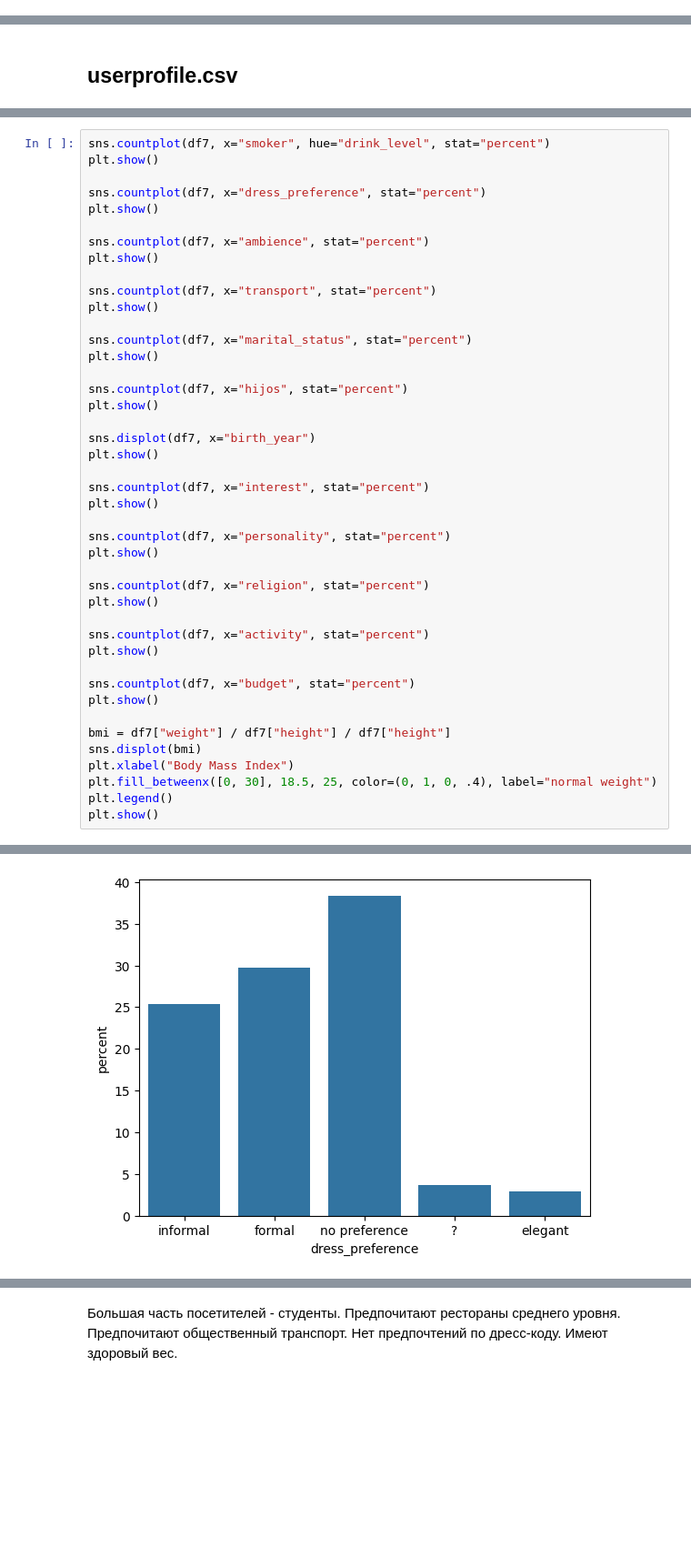
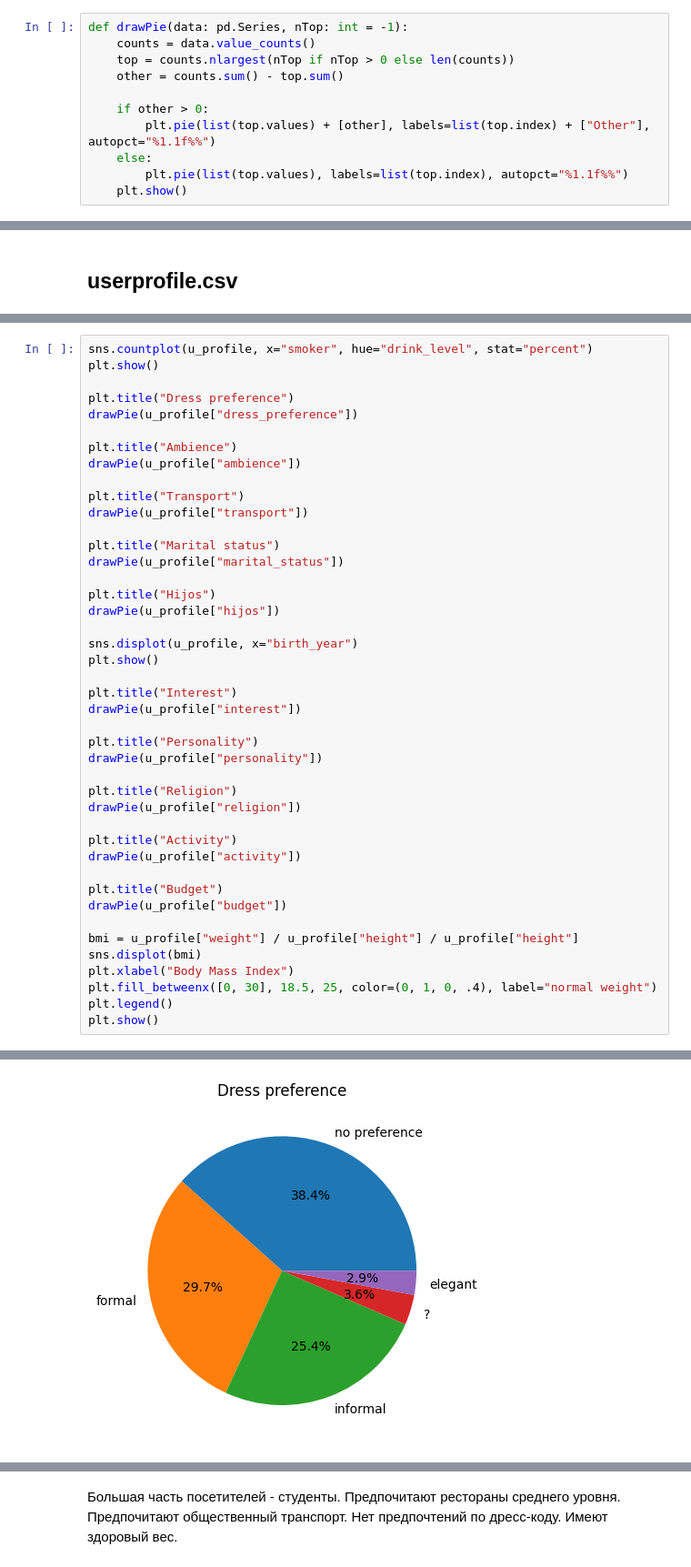
Before and after one commit to Charlotte000/spbu_ml_2025, a Jupyter notebook: homeworks/homework1.ipynb, the cells around one changed output, grey strips where cells are left out. Shown at 91% size. Drawn from its saved outputs; the diff is of its cells as text; blank space fills up the shorter version.

```diff
--- a/homeworks/homework1.ipynb
+++ b/homeworks/homework1.ipynb
@@ -22,2 +28,13 @@ dfs = [
+# %%
+def drawPie(data: pd.Series, nTop: int = -1):
+    counts = data.value_counts()
+    top = counts.nlargest(nTop if nTop > 0 else len(counts))
+    other = counts.sum() - top.sum()
+
+    if other > 0:
+        plt.pie(list(top.values) + [other], labels=list(top.index) + ["Other"], autopct="%1.1f%%")
+    else:
+        plt.pie(list(top.values), labels=list(top.index), autopct="%1.1f%%")
+    plt.show()
 # %% [markdown]
 ## chefmozaccepts.csv
@@ -230,46 +231,46 @@ memory usage: 20.6+ KB
 # %%
-sns.countplot(df7, x="smoker", hue="drink_level", stat="percent")
+sns.countplot(u_profile, x="smoker", hue="drink_level", stat="percent")
 plt.show()
 
-sns.countplot(df7, x="dress_preference", stat="percent")
+plt.title("Dress preference")
+drawPie(u_profile["dress_preference"])
+
+plt.title("Ambience")
+drawPie(u_profile["ambience"])
+
+plt.title("Transport")
+drawPie(u_profile["transport"])
+
+plt.title("Marital status")
+drawPie(u_profile["marital_status"])
+
+plt.title("Hijos")
+drawPie(u_profile["hijos"])
+
+sns.displot(u_profile, x="birth_year")
 plt.show()
 
-sns.countplot(df7, x="ambience", stat="percent")
-plt.show()
+plt.title("Interest")
+drawPie(u_profile["interest"])
 
-sns.countplot(df7, x="transport", stat="percent")
-plt.show()
+plt.title("Personality")
+drawPie(u_profile["personality"])
 
-sns.countplot(df7, x="marital_status", stat="percent")
-plt.show()
+plt.title("Religion")
+drawPie(u_profile["religion"])
 
-sns.countplot(df7, x="hijos", stat="percent")
-plt.show()
+plt.title("Activity")
+drawPie(u_profile["activity"])
 
-sns.displot(df7, x="birth_year")
-plt.show()
+plt.title("Budget")
+drawPie(u_profile["budget"])
 
-sns.countplot(df7, x="interest", stat="percent")
-plt.show()
-
-sns.countplot(df7, x="personality", stat="percent")
-plt.show()
-
-sns.countplot(df7, x="religion", stat="percent")
-plt.show()
-
-sns.countplot(df7, x="activity", stat="percent")
-plt.show()
-
-sns.countplot(df7, x="budget", stat="percent")
-plt.show()
-
-bmi = df7["weight"] / df7["height"] / df7["height"]
+bmi = u_profile["weight"] / u_profile["height"] / u_profile["height"]
 sns.displot(bmi)
 plt.xlabel("Body Mass Index")
 plt.fill_betweenx([0, 30], 18.5, 25, color=(0, 1, 0, .4), label="normal weight")
 plt.legend()
 plt.show()
 # %% [output]
 [figure]
-[figure, old version]
+[figure, new version]
```
Also changed, not shown: parts of 119 cells of this notebook.
